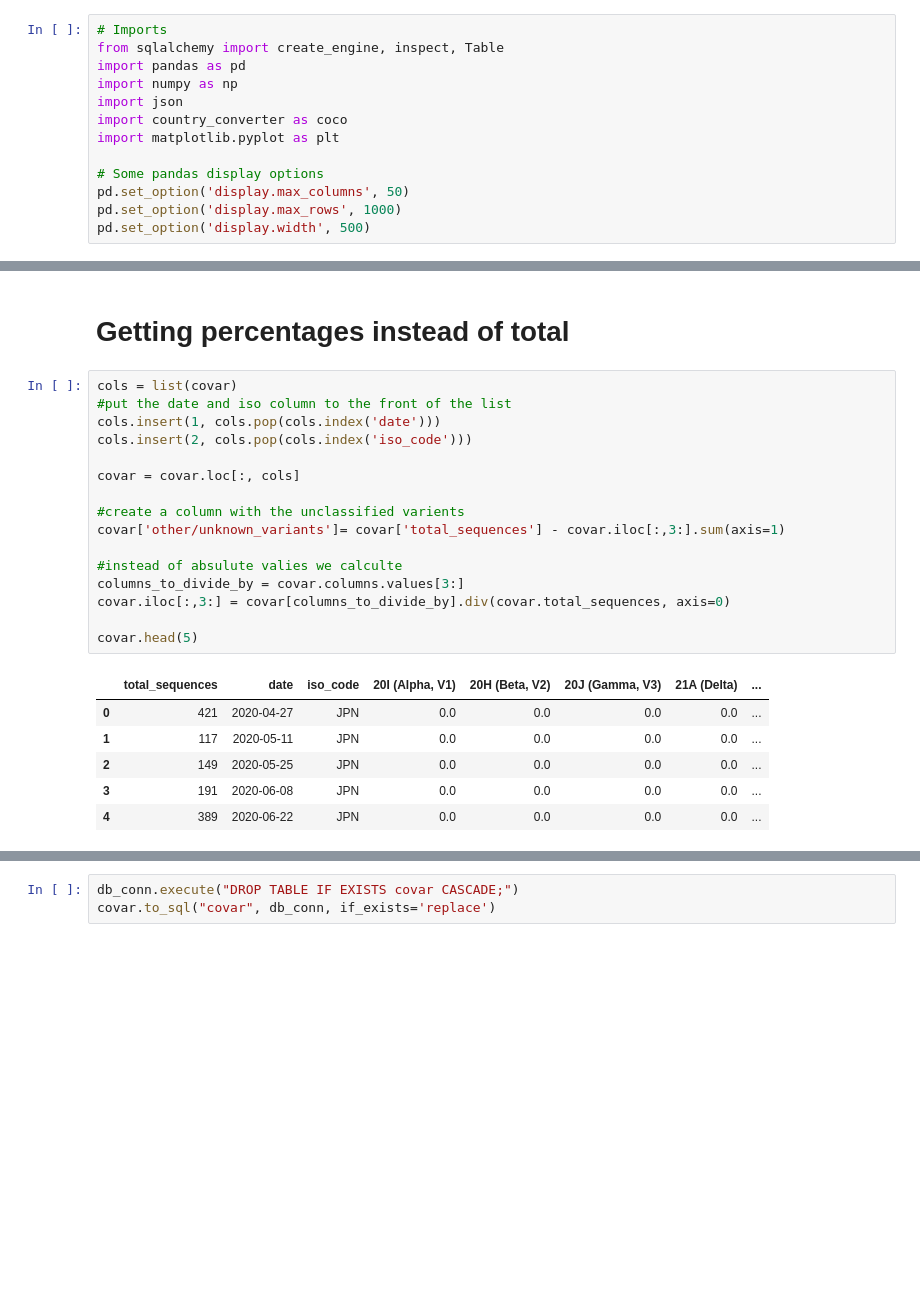
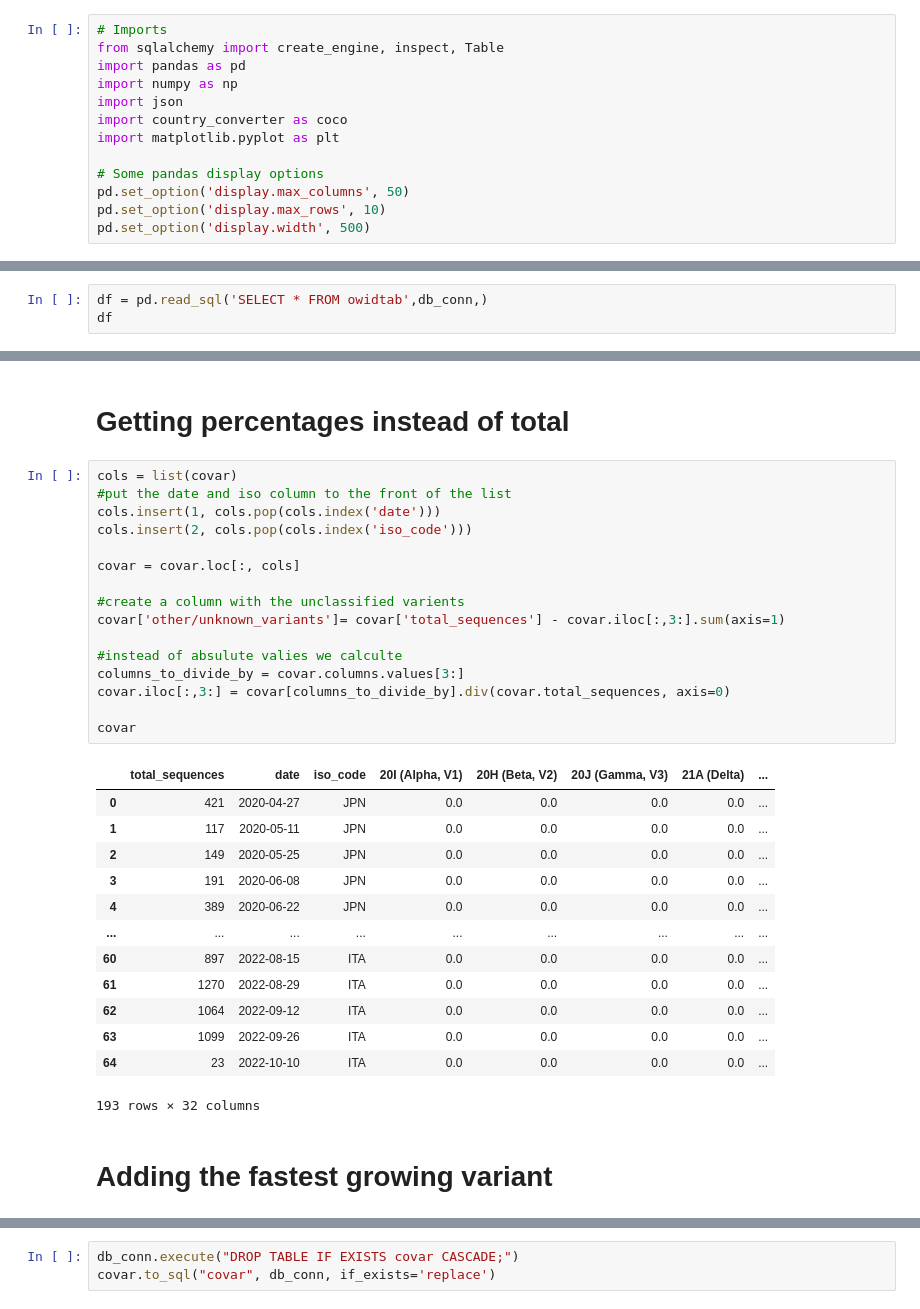
Before and after one commit to KasperGoes/Data-Science-dashboard, a Jupyter notebook: docker/dashboard/Data prep.ipynb, the cells around one changed output, grey strips where cells are left out. Cells and saved outputs as stored; diff of their text form; blank space fills up the shorter version.

```diff
--- a/docker/dashboard/Data prep.ipynb
+++ b/docker/dashboard/Data prep.ipynb
@@ -9,7 +9,7 @@ import matplotlib.pyplot as plt
 
 # Some pandas display options
 pd.set_option('display.max_columns', 50)
-pd.set_option('display.max_rows', 1000)
+pd.set_option('display.max_rows', 10)
 pd.set_option('display.width', 500)
 # %% [markdown]
 # Loading owid data to sql database
@@ -90,0 +127,3 @@ df
+# %%
+df = pd.read_sql('SELECT * FROM owidtab',db_conn,)
+df
@@ -119,23 +191,32 @@ covar = pd.concat(dfs)
 # %%
 cols = list(covar)
 #put the date and iso column to the front of the list
 cols.insert(1, cols.pop(cols.index('date')))
 cols.insert(2, cols.pop(cols.index('iso_code')))
 
 covar = covar.loc[:, cols]
 
 #create a column with the unclassified varients
 covar['other/unknown_variants']= covar['total_sequences'] - covar.iloc[:,3:].sum(axis=1)
 
 #instead of absulute valies we calculte
 columns_to_divide_by = covar.columns.values[3:]
 covar.iloc[:,3:] = covar[columns_to_divide_by].div(covar.total_sequences, axis=0)
 
-covar.head(5)
+covar
 # %% [output]
 |  | total_sequences | date | iso_code | 20I (Alpha, V1) | 20H (Beta, V2) | 20J (Gamma, V3) | 21A (Delta) | ... |
 | 0 | 421 | 2020-04-27 | JPN | 0.0 | 0.0 | 0.0 | 0.0 | ... |
 | 1 | 117 | 2020-05-11 | JPN | 0.0 | 0.0 | 0.0 | 0.0 | ... |
 | 2 | 149 | 2020-05-25 | JPN | 0.0 | 0.0 | 0.0 | 0.0 | ... |
 | 3 | 191 | 2020-06-08 | JPN | 0.0 | 0.0 | 0.0 | 0.0 | ... |
 | 4 | 389 | 2020-06-22 | JPN | 0.0 | 0.0 | 0.0 | 0.0 | ... |
+| ... | ... | ... | ... | ... | ... | ... | ... | ... |
+| 60 | 897 | 2022-08-15 | ITA | 0.0 | 0.0 | 0.0 | 0.0 | ... |
+| 61 | 1270 | 2022-08-29 | ITA | 0.0 | 0.0 | 0.0 | 0.0 | ... |
+| 62 | 1064 | 2022-09-12 | ITA | 0.0 | 0.0 | 0.0 | 0.0 | ... |
+| 63 | 1099 | 2022-09-26 | ITA | 0.0 | 0.0 | 0.0 | 0.0 | ... |
+| 64 | 23 | 2022-10-10 | ITA | 0.0 | 0.0 | 0.0 | 0.0 | ... |
+193 rows × 32 columns
+# %% [markdown]
+# Adding the fastest growing variant
```
Also changed, not shown: parts of 29 cells of this notebook.
